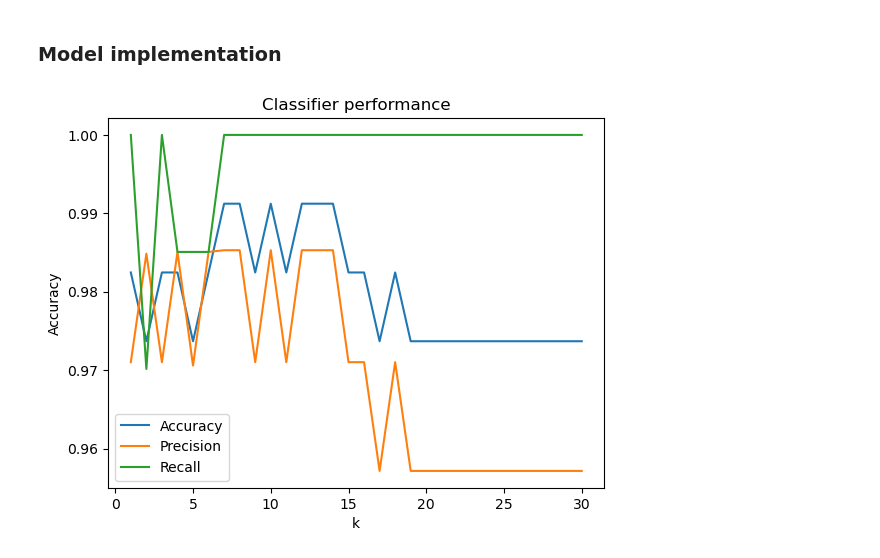
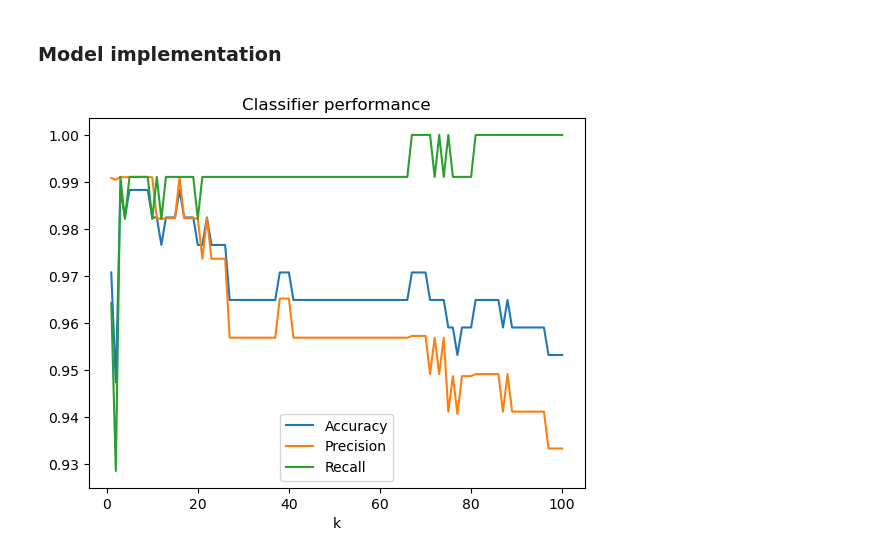
Before and after one commit to DanielVelmo/CodeAcademyProjects, a Jupyter notebook: Cancer Classifier w k-neighbors/file.ipynb, the cells around one changed output. Drawn from its saved outputs; the diff is of its cells as text; code cells hidden in the pictures.

```diff
--- a/Cancer Classifier w k-neighbors/file.ipynb
+++ b/Cancer Classifier w k-neighbors/file.ipynb
@@ -65,7 +66,7 @@ plt.show()
 # %%
 ## Split the data
 labels = dataset.target
-X_train, X_test, y_train, y_test = train_test_split(df_norm, labels, random_state= 89, train_size= 0.8)
+X_train, X_test, y_train, y_test = train_test_split(df_norm, labels, train_size= 0.7)
 
 
 
@@ -78,33 +79,32 @@ def classify(X_train, y_train, X_test, k ) :
 def model_performance(X_train, y_train, X_test, y_test, k ):
     n = len(y_test)
     y_pred = classify(X_train, y_train, X_test, k )
     accuracy = accuracy_score(y_test, y_pred)
     precision = precision_score(y_test, y_pred)
     recall = recall_score(y_test, y_pred)
 
     return (accuracy, precision, recall)
 
 
 def test_k_values (X_train, y_train, X_test, y_test, k_max) :
     metrics_dict = {'accuracy' : [], 'precision' : [], 'recall' : []}
     k_range = range(1, k_max + 1)
     for k in  k_range:
         metrics = model_performance(X_train, y_train, X_test, y_test, k )
         metrics_dict['accuracy'].append(metrics[0])
         metrics_dict['precision'].append(metrics[1])
         metrics_dict['recall'].append(metrics[2])
     return k_range, metrics_dict
 
 
-k_range, metrics_dict = test_k_values(X_train, y_train, X_test, y_test, 30)
+k_range, metrics_dict = test_k_values(X_train, y_train, X_test, y_test, 100)
 
 plt.plot(k_range, metrics_dict['accuracy'], label = 'Accuracy')
 plt.plot(k_range, metrics_dict['precision'], label = 'Precision')
 plt.plot(k_range, metrics_dict['recall'], label = 'Recall')
 plt.xlabel('k')
-plt.ylabel('Accuracy')
 plt.title('Classifier performance')
 plt.legend()
 plt.show()
 # %% [output]
-[figure, old version]
+[figure, new version]
```
Also changed, not shown: parts of 3 cells of this notebook.
